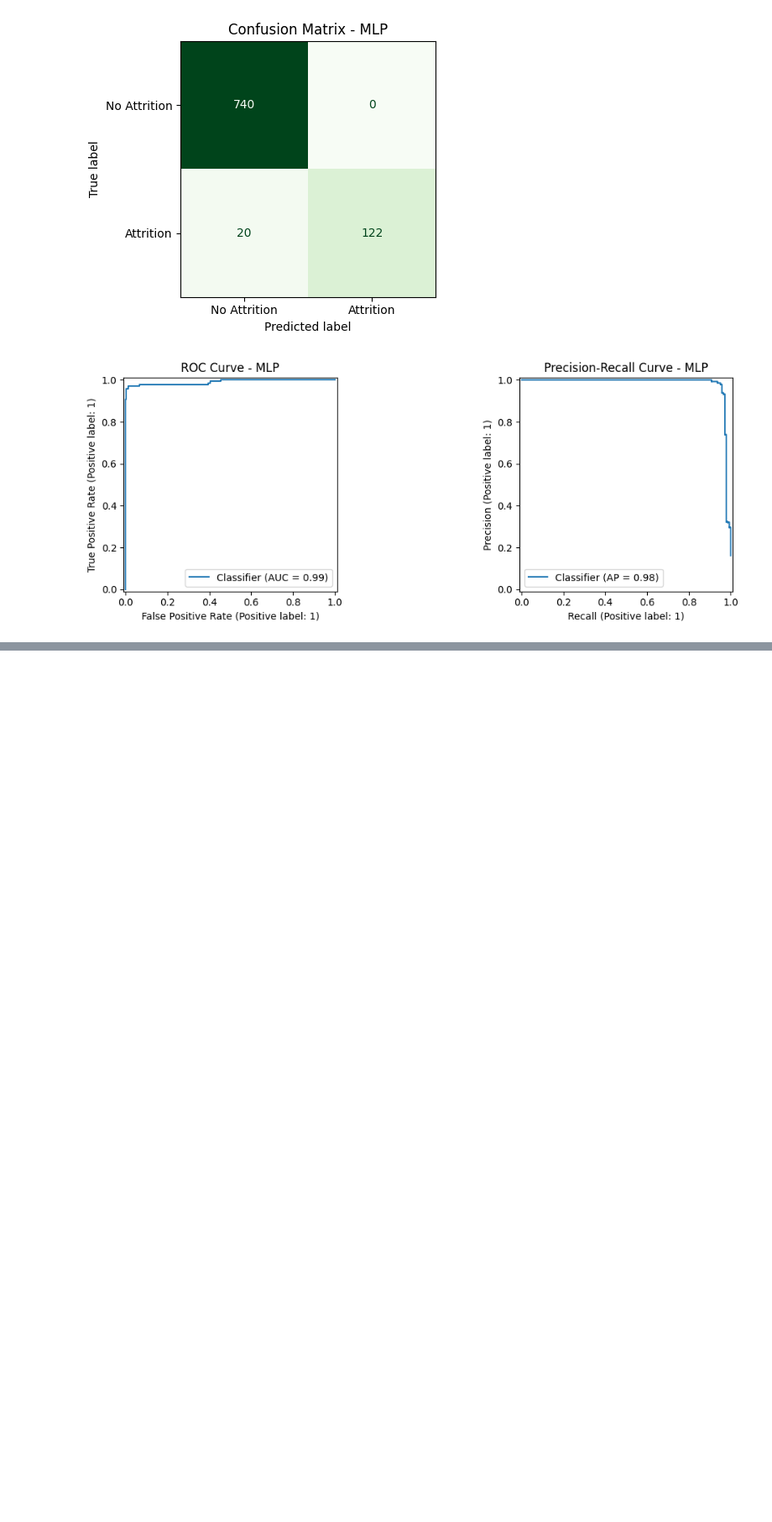
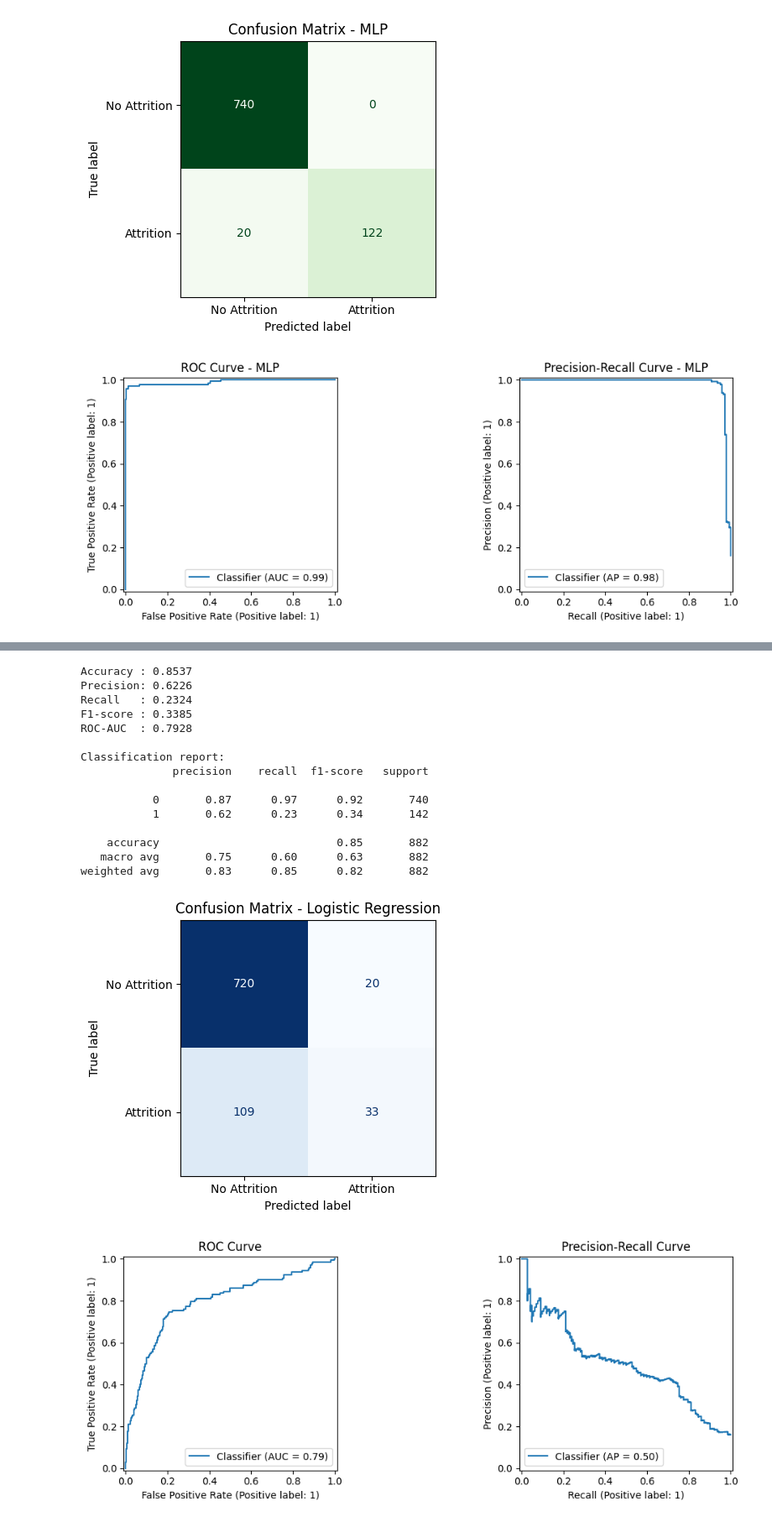
Before and after one commit to Sylv111/cesi-IA, a Jupyter notebook: Programme/pipeline_finaldf_lr.ipynb, the cells around one changed output, grey strips where cells are left out. Shown at 84% size. Saved outputs shown, nothing was run; the diff lists cells and outputs as text; code cells hidden in the pictures; blank space fills up the shorter version.

```diff
--- a/Programme/pipeline_finaldf_lr.ipynb
+++ b/Programme/pipeline_finaldf_lr.ipynb
@@ -536,0 +676,59 @@ plt.show()
+# %%
+# ============================================
+# 5) Logistic Regression + Graphiques
+# ============================================
+log_reg = LogisticRegression(max_iter=2000, random_state=42)
+log_reg.fit(X_train_prepared_top20, y_train)
+
+y_pred = log_reg.predict(X_test_prepared_top20)
+y_proba = log_reg.predict_proba(X_test_prepared_top20)[:, 1]
+
+print('Accuracy :', round(accuracy_score(y_test, y_pred), 4))
+print('Precision:', round(precision_score(y_test, y_pred), 4))
+print('Recall   :', round(recall_score(y_test, y_pred), 4))
+print('F1-score :', round(f1_score(y_test, y_pred), 4))
+print('ROC-AUC  :', round(roc_auc_score(y_test, y_proba), 4))
+
+print('\nClassification report:')
+print(classification_report(y_test, y_pred))
+
+fig, ax = plt.subplots(1, 1, figsize=(5, 4))
+ConfusionMatrixDisplay.from_predictions(
+    y_test,
+    y_pred,
+    display_labels=['No Attrition', 'Attrition'],
+    cmap='Blues',
+    ax=ax,
+    colorbar=False,
+)
+ax.set_title('Confusion Matrix - Logistic Regression')
+plt.tight_layout()
+plt.show()
+
+fig, axes = plt.subplots(1, 2, figsize=(12, 4))
+RocCurveDisplay.from_predictions(y_test, y_proba, ax=axes[0])
+axes[0].set_title('ROC Curve')
+
+PrecisionRecallDisplay.from_predictions(y_test, y_proba, ax=axes[1])
+axes[1].set_title('Precision-Recall Curve')
+
+plt.tight_layout()
+plt.show()
+# %% [output]
+Accuracy : 0.8537
+Precision: 0.6226
+Recall   : 0.2324
+F1-score : 0.3385
+ROC-AUC  : 0.7928
+
+Classification report:
+              precision    recall  f1-score   support
+
+           0       0.87      0.97      0.92       740
+           1       0.62      0.23      0.34       142
+
+    accuracy                           0.85       882
+   macro avg       0.75      0.60      0.63       882
+weighted avg       0.83      0.85      0.82       882
+[figure, added]
+[figure, added]
```
Also changed, not shown: parts of 20 cells of this notebook.
